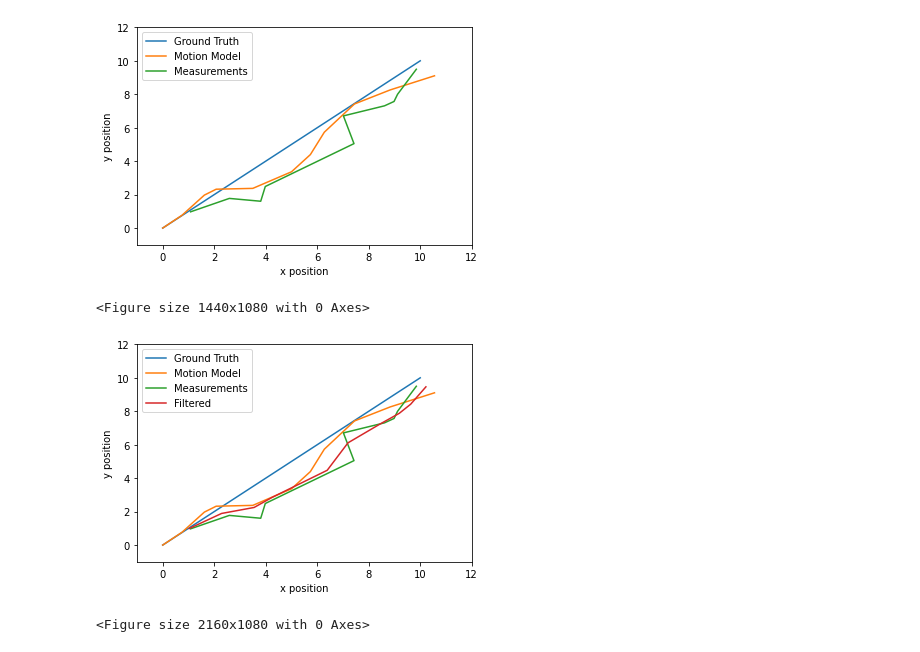
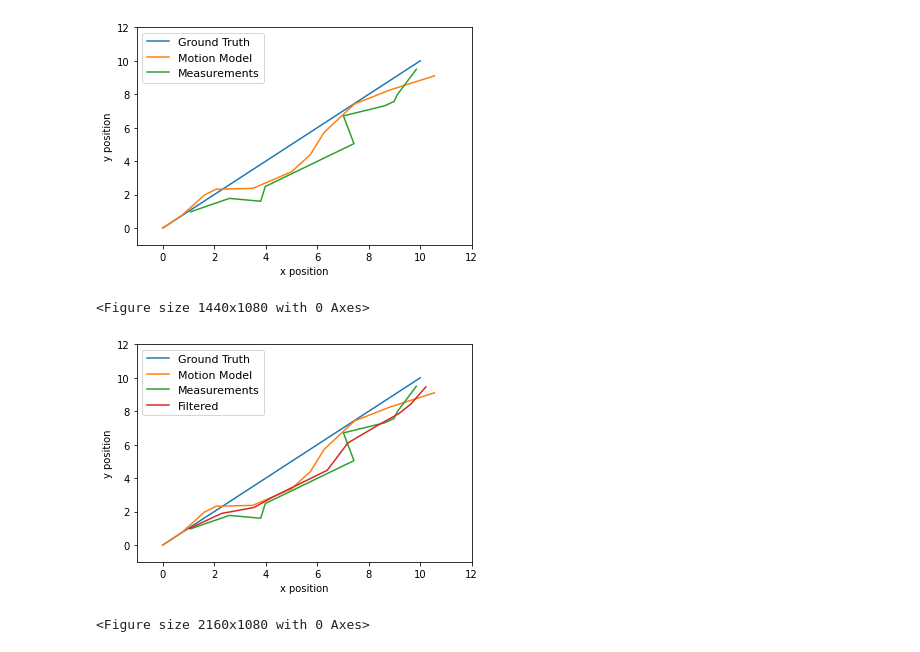
Before and after one commit to souvik0306/Kalman-Filter, a Jupyter notebook: kalman.ipynb, the cells around one changed output. Drawn from its saved outputs; the diff is of its cells as text; code cells hidden in the pictures.

```diff
--- a/kalman.ipynb
+++ b/kalman.ipynb
@@ -47,11 +47,11 @@ plt.ylim(-1,12)
 plt.xlabel('x position')
 plt.ylabel('y position')
 
-plt.legend(['Ground Truth','Motion Model','Measurements'])
+plt.legend(['Ground Truth','Motion Model','Measurements'],fontsize = '11')
 plt.figure(figsize=(20,15))
 plt.show()
 # %% [output]
-[figure, old version]
+[figure, new version]
 <Figure size 1440x1080 with 0 Axes>
 # %%
 def predict(A,B,Q,u_t,mu_t,Sigma_t):
@@ -104,20 +104,20 @@ filtered_states = np.array(filtered_states)
 # %%
 
 plt.plot(ground_truth_states[:,0],ground_truth_states[:,1])
 plt.plot(motion_states[:,0],motion_states[:,1])
 plt.plot(measurement_states[:,0],measurement_states[:,1])
 plt.plot(filtered_states[:,0],filtered_states[:,1])
 
 plt.xlim(-1,12)
 plt.ylim(-1,12)
 
 plt.xlabel('x position')
 plt.ylabel('y position')
 
-plt.legend(['Ground Truth','Motion Model','Measurements','Filtered'])
+plt.legend(['Ground Truth','Motion Model','Measurements','Filtered'],fontsize = '11')
 
 plt.figure(figsize=(30,15))
 plt.show()
 # %% [output]
-[figure, old version]
+[figure, new version]
 <Figure size 2160x1080 with 0 Axes>
```
